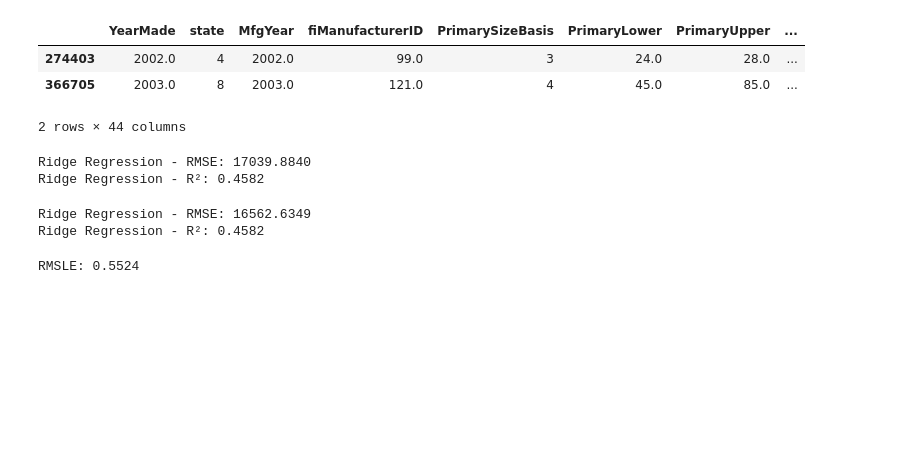
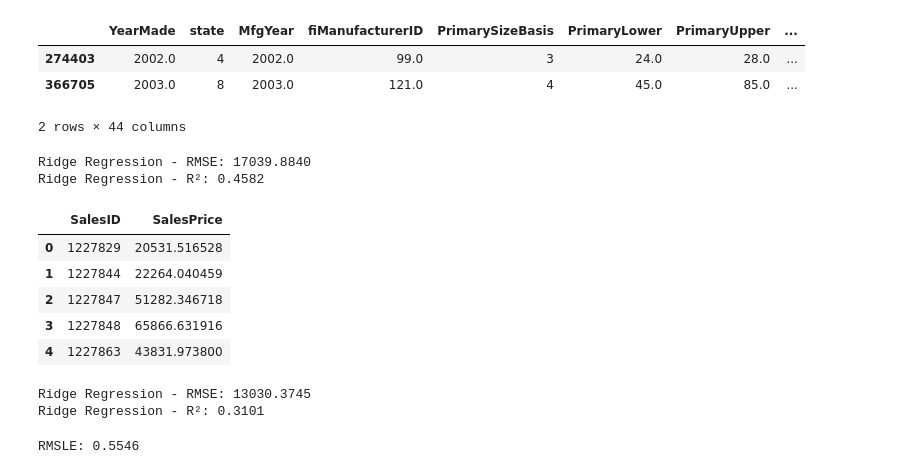
Before and after one commit to GenHavoc/DeepFLow, a Jupyter notebook: Major_Assigmment_1.ipynb, the cells around one changed output. Drawn from its saved outputs; the diff is of its cells as text; code cells hidden in the pictures; blank space fills up the shorter version.

```diff
--- a/Major_Assigmment_1.ipynb
+++ b/Major_Assigmment_1.ipynb
@@ -558,24 +560,34 @@ Test_final_scaled_numeric = pd.DataFrame(
 Test_final_normalised = pd.concat([Test_final_scaled_numeric, Test_final[non_numeric_cols]], axis=1)
 # %%
 t=ridge_model.predict(Test_final_normalised)
+# %%
+linear='/content/drive/MyDrive/bluebook-for-bulldozers/test_predictions.csv'
+linear_test=pd.read_csv(linear)
+linear_test.head()
+# %% [output]
+|  | SalesID | SalesPrice |
+| 0 | 1227829 | 20531.516528 |
+| 1 | 1227844 | 22264.040459 |
+| 2 | 1227847 | 51282.346718 |
+| 3 | 1227848 | 65866.631916 |
+| 4 | 1227863 | 43831.973800 |
 # %%
-mse_ridge = mean_squared_error(y_a,t)
+mse_ridge = mean_squared_error(linear_test['SalesPrice'],t)
 rmse_ridge = np.sqrt(mse_ridge)
-r2_ridge = r2_score(y_test, y_pred_ridge)
+r2_ridge = r2_score(linear_test['SalesPrice'],t)
 
 print(f"Ridge Regression - RMSE: {rmse_ridge:.4f}")
 print(f"Ridge Regression - R²: {r2_ridge:.4f}")
 # %% [output]
-Ridge Regression - RMSE: 16562.6349
-Ridge Regression - R²: 0.4582
+Ridge Regression - RMSE: 13030.3745
+Ridge Regression - R²: 0.3101
 # %%
 from sklearn.metrics import mean_squared_log_error
-y_a_clipped = np.maximum(0, y_a)
 t_clipped = np.maximum(0, t)
 
-rmsle = np.sqrt(mean_squared_log_error(y_a_clipped,t_clipped))
+rmsle = np.sqrt(mean_squared_log_error(linear_test['SalesPrice'],t_clipped))
 print(f'RMSLE: {rmsle:.4f}')
 # %% [output]
-RMSLE: 0.5524
+RMSLE: 0.5546
 # %%
 tasty['Predictions_Ridge']=t_clipped
```
Also changed, not shown: parts of 2 cells of this notebook.
